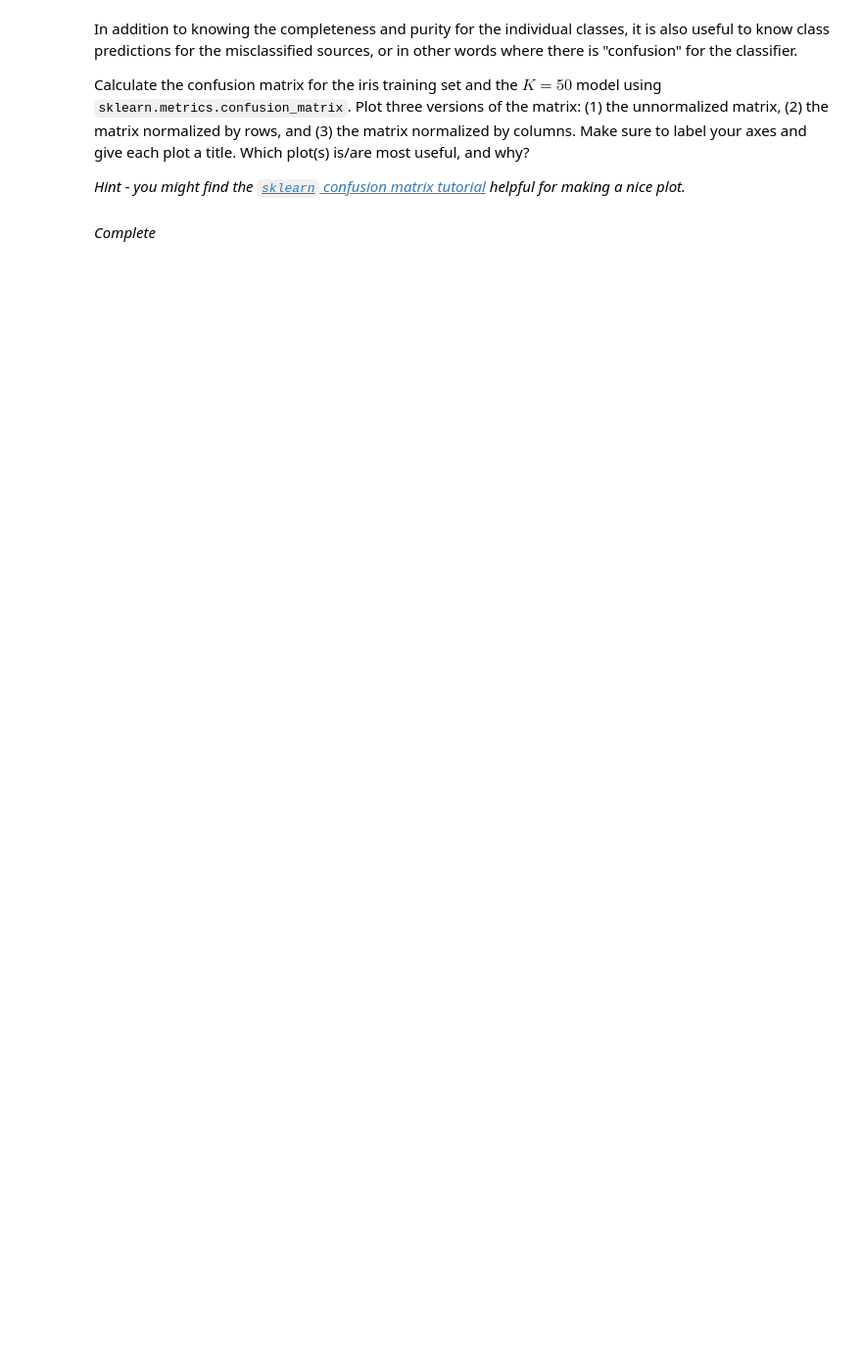
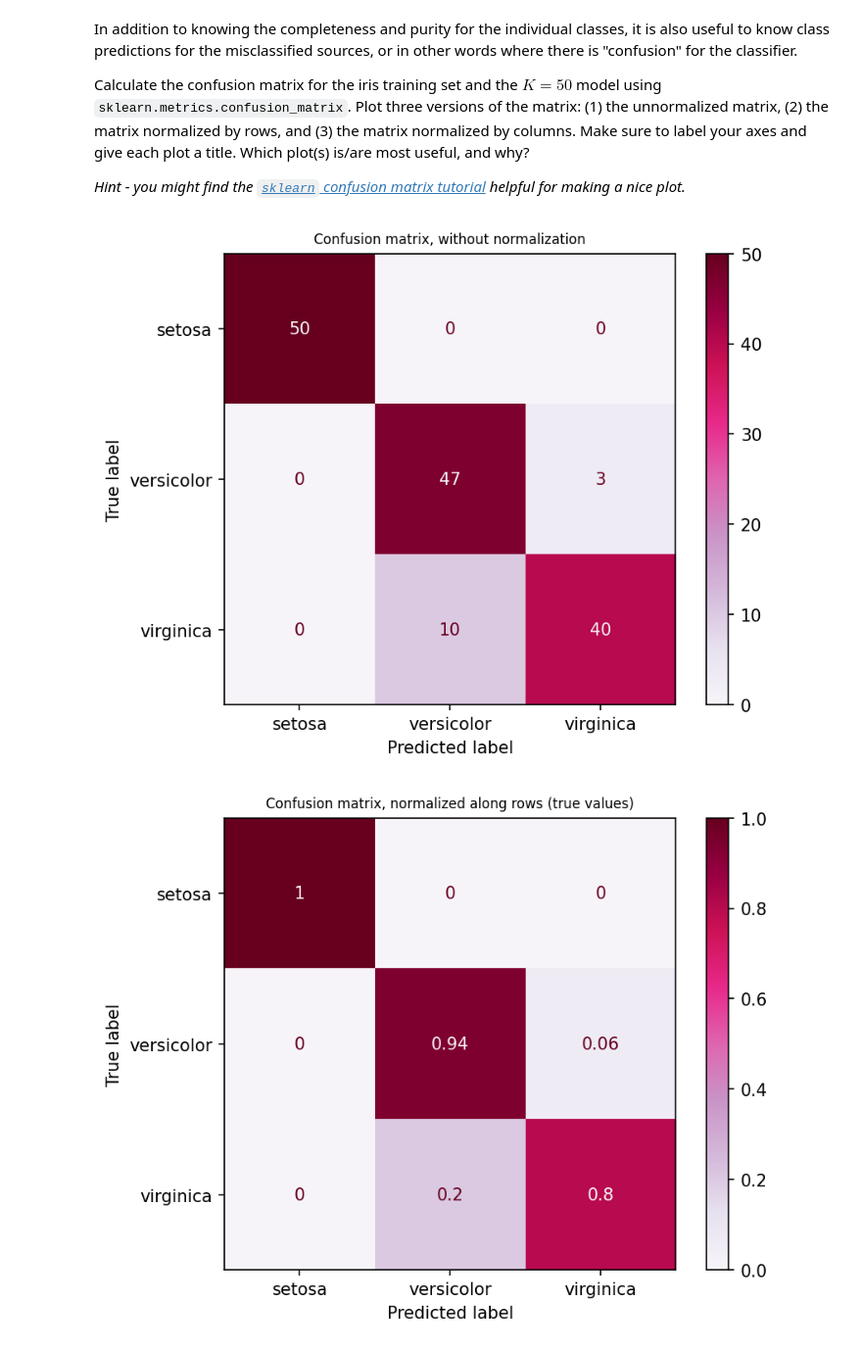
Before and after one commit to ASTR154/classification, a Jupyter notebook: classification.ipynb, the cells around one changed output. Shown at 98% size. Cells and saved outputs as stored; diff of their text form; code cells hidden in the pictures; blank space fills up the shorter version.

```diff
--- a/classification.ipynb
+++ b/classification.ipynb
@@ -166,2 +158,21 @@ Calculate the confusion matrix for the iris training set and the $K = 50$ model
-# %% [markdown]
-*Complete*
+# %%
+from sklearn.metrics import ConfusionMatrixDisplay
+
+title_options = [
+    ("Confusion matrix, without normalization", None),
+    ("Confusion matrix, normalized along rows (true values)", "true"),
+    ("Confusion matrix, normalized along columns (predicted values)", "pred"),
+]
+
+for title, normalize in title_options:
+    confusion_matrix = ConfusionMatrixDisplay.from_predictions(
+        iris['target'],
+        cluster50,
+        display_labels=iris['target_names'],
+        cmap=plt.cm.PuRd,
+        normalize = normalize
+    )
+    confusion_matrix.ax_.set_title(title, fontsize=8)
+# %% [output]
+[figure, added]
+[figure, added]
```
Also changed, not shown: parts of 8 cells of this notebook.
